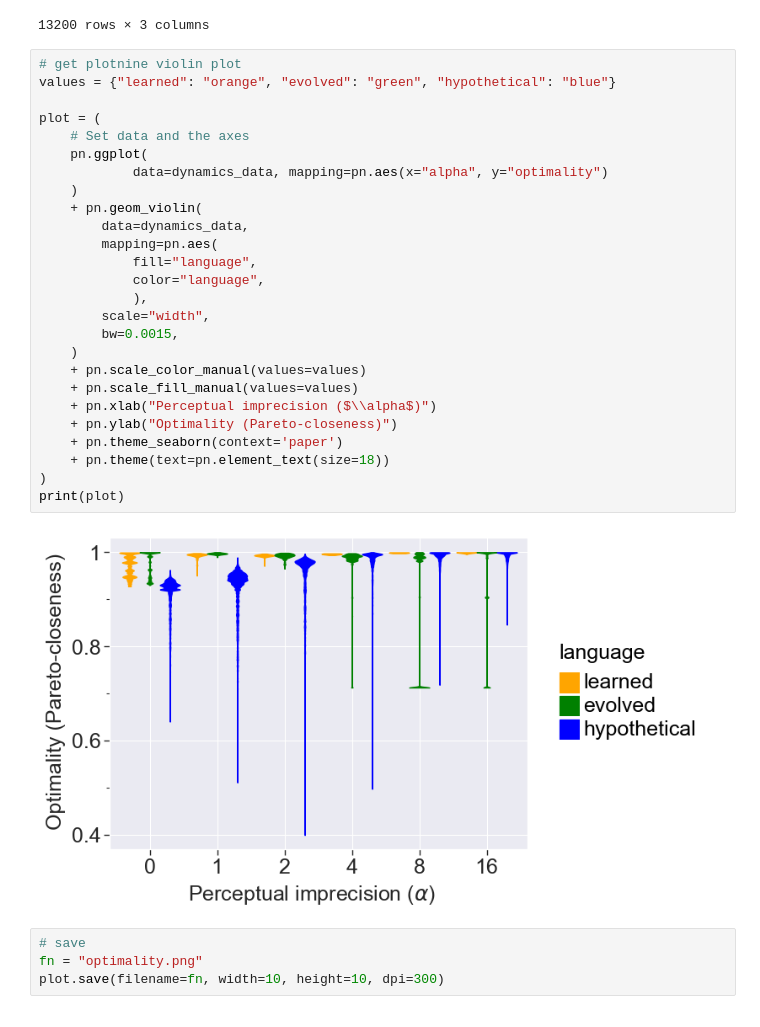
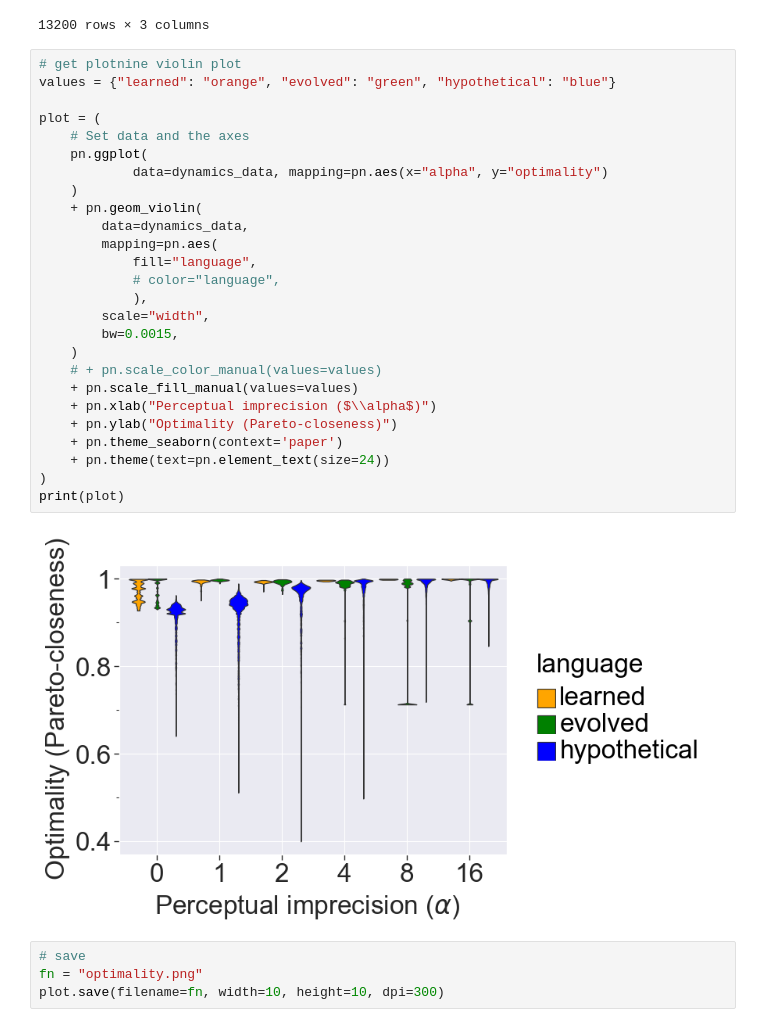
Before and after one commit to nathimel/rdsg, a Jupyter notebook: src/notebooks/paper_figures.ipynb, the cells around one changed output. Cells and saved outputs as stored; diff of their text form.

```diff
--- a/src/notebooks/paper_figures.ipynb
+++ b/src/notebooks/paper_figures.ipynb
@@ -253,31 +253,31 @@ dynamics_data
 # %%
 # get plotnine violin plot
 values = {"learned": "orange", "evolved": "green", "hypothetical": "blue"}
 
 plot = (
     # Set data and the axes
     pn.ggplot(
             data=dynamics_data, mapping=pn.aes(x="alpha", y="optimality")
     )
     + pn.geom_violin(
         data=dynamics_data,
         mapping=pn.aes(
             fill="language",
-            color="language",
+            # color="language",
             ),
         scale="width",
         bw=0.0015,
     )
-    + pn.scale_color_manual(values=values)
+    # + pn.scale_color_manual(values=values)
     + pn.scale_fill_manual(values=values)
     + pn.xlab("Perceptual imprecision ($\\alpha$)")
     + pn.ylab("Optimality (Pareto-closeness)")
     + pn.theme_seaborn(context='paper')
-    + pn.theme(text=pn.element_text(size=18))
+    + pn.theme(text=pn.element_text(size=24))
 )
 print(plot)
 # %% [output]
-[figure, old version]
+[figure, new version]
 # %%
 # save
 fn = "optimality.png"
```
Also changed, not shown: parts of 6 cells of this notebook, 15 other files.
